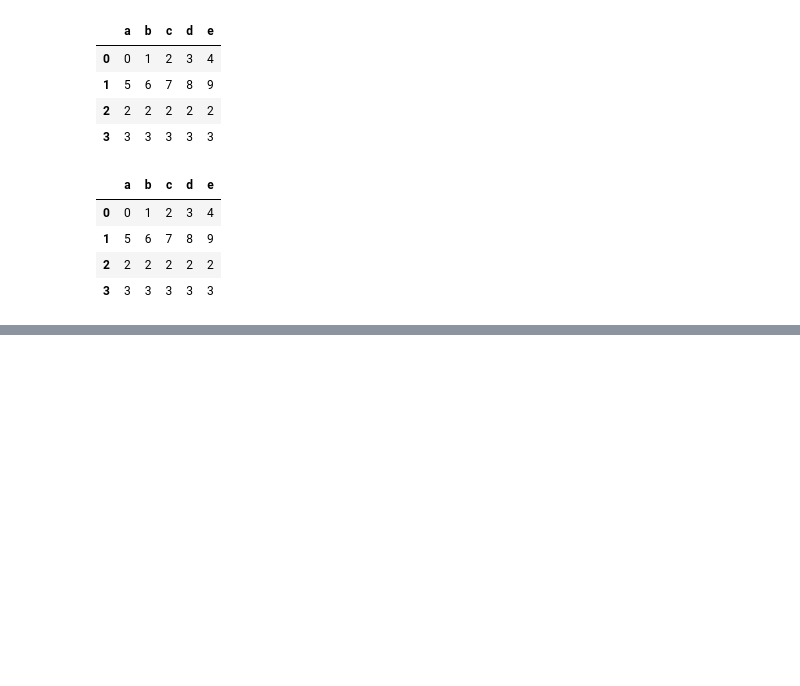
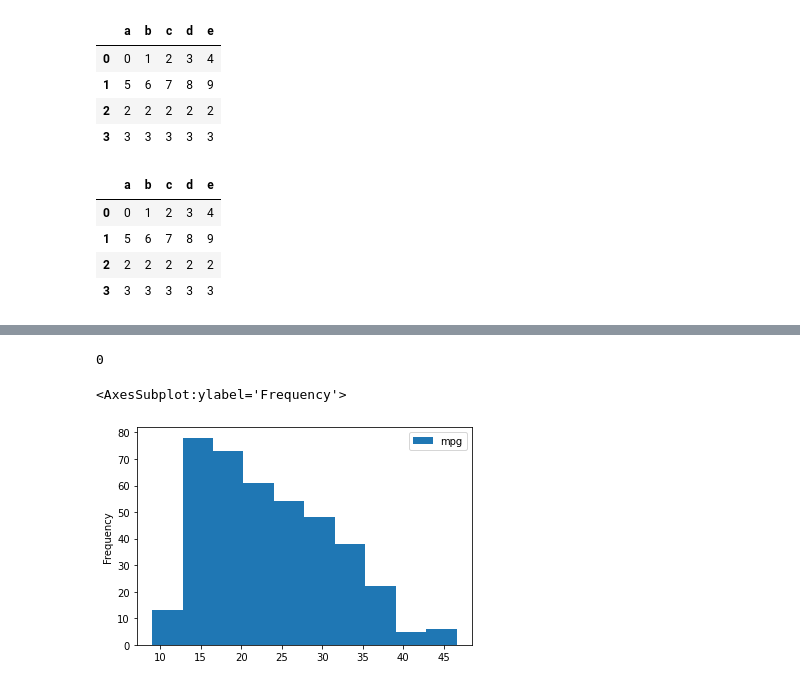
Before and after one commit to bnv20/kdt3, a Jupyter notebook: pandas입출력_guide.ipynb, the cells around one changed output, grey strips where cells are left out. Cells and saved outputs as stored; diff of their text form; code cells hidden in the pictures; blank space fills up the shorter version.

```diff
--- a/pandas입출력_guide.ipynb
+++ b/pandas입출력_guide.ipynb
@@ -141,0 +148,7 @@ df1
+# %%
+# 엑셀 파일 읽고 쓰기
+df = pd.read_excel('dataset/auto-mpg.xlsx')
+df.head()
+# df.to_excel('dataset/test5.xlsx')
+# df = pd.read_excel('dataset/test5.xlsx',index_col=0)
+# df
@@ -141,0 +193,10 @@ df1
+# %%
+df.isnull().sum().sum()
+# %% [output]
+0
+# %%
+df.mpg
+df[['mpg']].plot(kind='hist')
+# %% [output]
+<AxesSubplot:ylabel='Frequency'>
+[figure, added]
```
Also changed, not shown: parts of 5 cells of this notebook.
